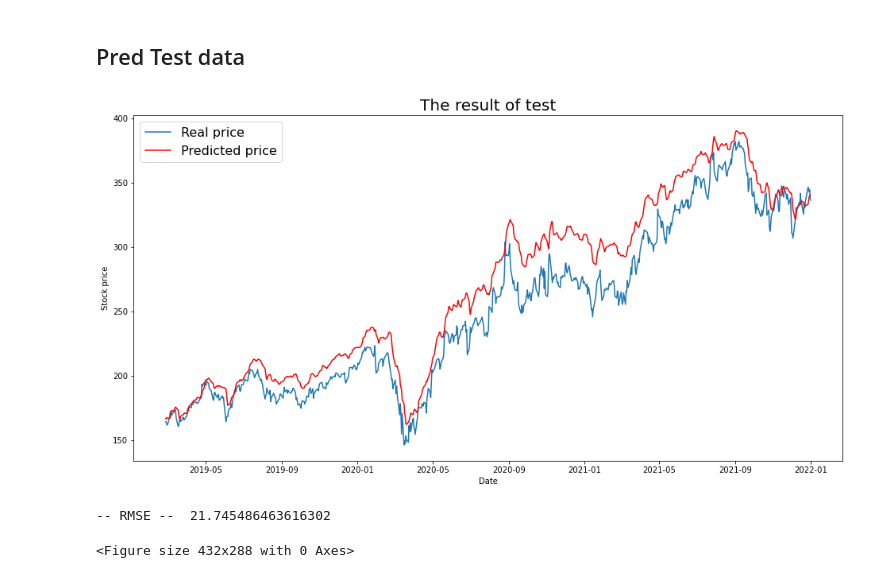
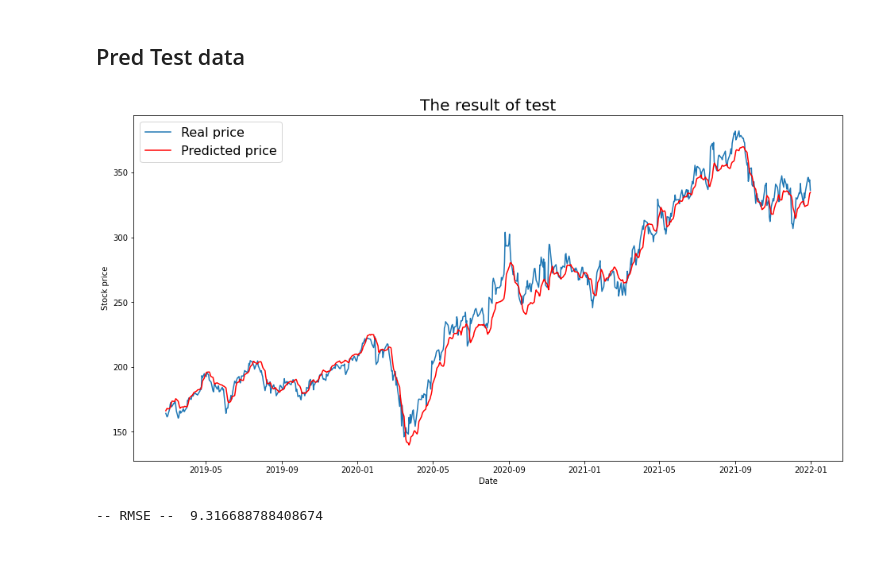
Before and after one commit to delaplaf/StockPricePredictionWithGan, a Jupyter notebook: endToEndGan.ipynb, the cells around one changed output. Saved outputs shown, nothing was run; the diff lists cells and outputs as text; code cells hidden in the pictures.

```diff
--- a/endToEndGan.ipynb
+++ b/endToEndGan.ipynb
@@ -152,16 +160,15 @@ plot_loss(history)
 # %%
 path = r'Data\dataPreprocessed'
 
 # Load index
 test_predict_index = np.load(os.path.join(path,"index_test.npy"), allow_pickle=True)
 
 # Load test dataset/ model
-G_model = models.load_model(r'Models\trying\wgan_gp_0100epoch.h5')
+G_model = models.load_model(r'Models\trying\wgan_gp_best.h5')
 X_test = np.load(os.path.join(path,"X_test.npy"), allow_pickle=True)
 y_test = np.load(os.path.join(path,"y_test.npy"), allow_pickle=True)
 
 get_test_plot(X_test, y_test, G_model, y_scaler_function, test_predict_index)
 # %% [output]
-[figure, old version]
+[figure, new version]
--- RMSE --  21.745486463616302
+-- RMSE --  9.316688788408674
-<Figure size 432x288 with 0 Axes>
```
Also changed, not shown: parts of 3 cells of this notebook, 2 other files.
